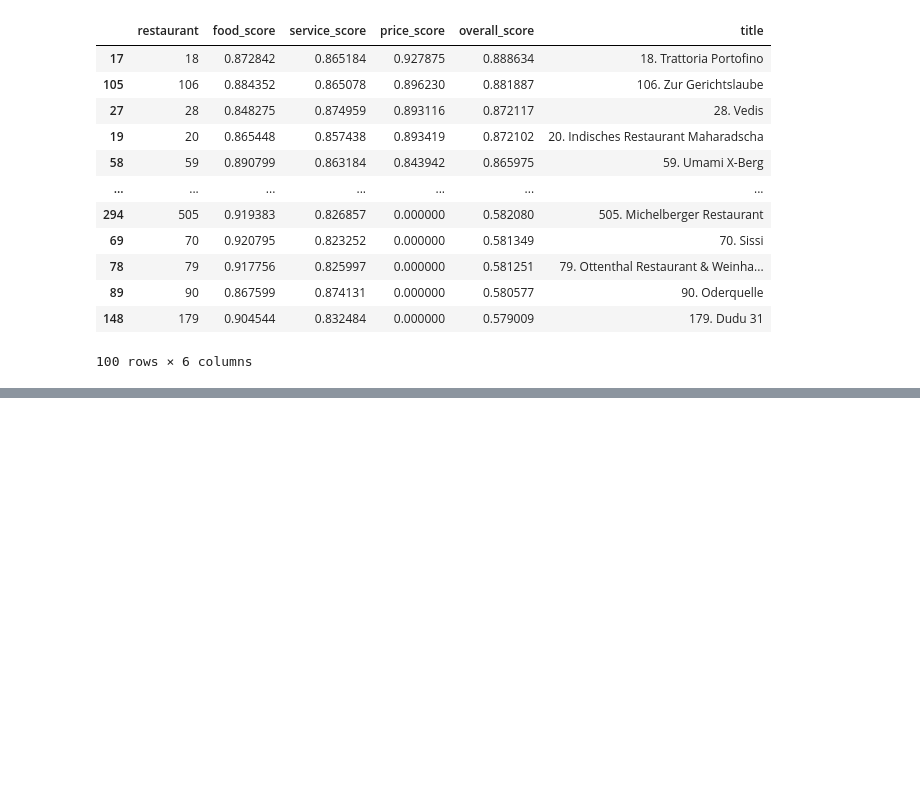
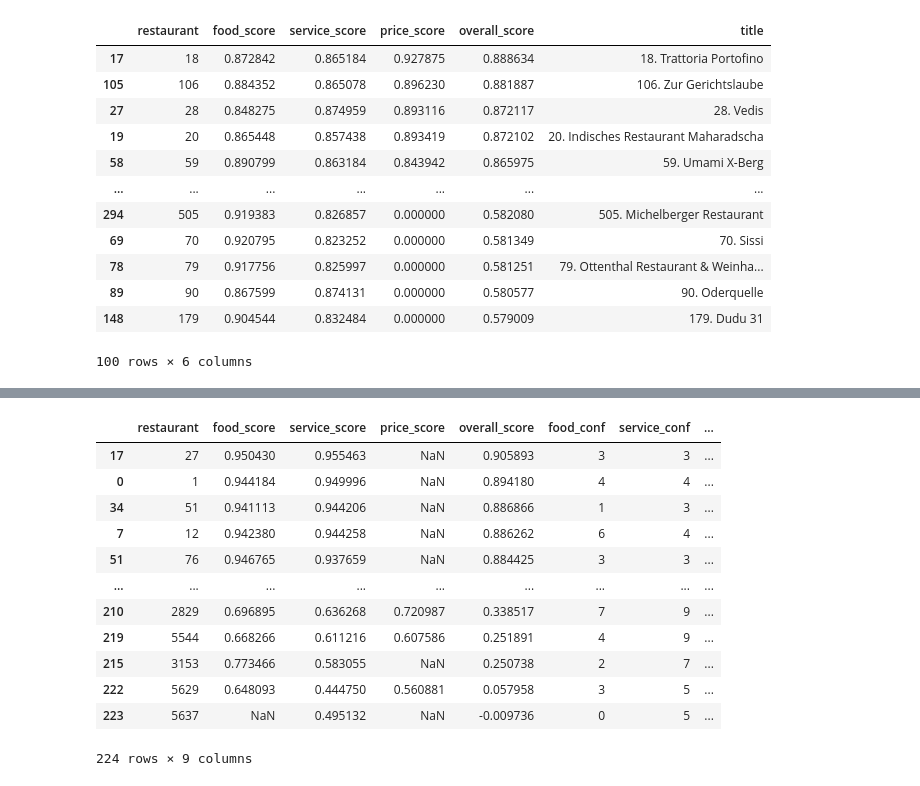
Before and after one commit to its30NA/berlin_bites, a Jupyter notebook: notebooks/03. eda.ipynb, the cells around one changed output, grey strips where cells are left out. Drawn from its saved outputs; the diff is of its cells as text; code cells hidden in the pictures; blank space fills up the shorter version.

```diff
--- a/notebooks/03. eda.ipynb
+++ b/notebooks/03. eda.ipynb
@@ -738,3 +842,19 @@ foodservprice_results_df.sort_values("overall_score", ascending=False).head(1110
+# %%
+foodservprice_results_df.sort_values("overall_score", ascending=False).head(4110)
+# %% [output]
+|  | restaurant | food_score | service_score | price_score | overall_score | food_conf | service_conf | ... |
+| 17 | 27 | 0.950430 | 0.955463 | NaN | 0.905893 | 3 | 3 | ... |
+| 0 | 1 | 0.944184 | 0.949996 | NaN | 0.894180 | 4 | 4 | ... |
+| 34 | 51 | 0.941113 | 0.944206 | NaN | 0.886866 | 1 | 3 | ... |
+| 7 | 12 | 0.942380 | 0.944258 | NaN | 0.886262 | 6 | 4 | ... |
+| 51 | 76 | 0.946765 | 0.937659 | NaN | 0.884425 | 3 | 3 | ... |
+| ... | ... | ... | ... | ... | ... | ... | ... | ... |
+| 210 | 2829 | 0.696895 | 0.636268 | 0.720987 | 0.338517 | 7 | 9 | ... |
+| 219 | 5544 | 0.668266 | 0.611216 | 0.607586 | 0.251891 | 4 | 9 | ... |
+| 215 | 3153 | 0.773466 | 0.583055 | NaN | 0.250738 | 2 | 7 | ... |
+| 222 | 5629 | 0.648093 | 0.444750 | 0.560881 | 0.057958 | 3 | 5 | ... |
+| 223 | 5637 | NaN | 0.495132 | NaN | -0.009736 | 0 | 5 | ... |
+224 rows × 9 columns
 # %%
 type(df["star rating"])
 # %%
```
Also changed, not shown: parts of 11 cells of this notebook.
